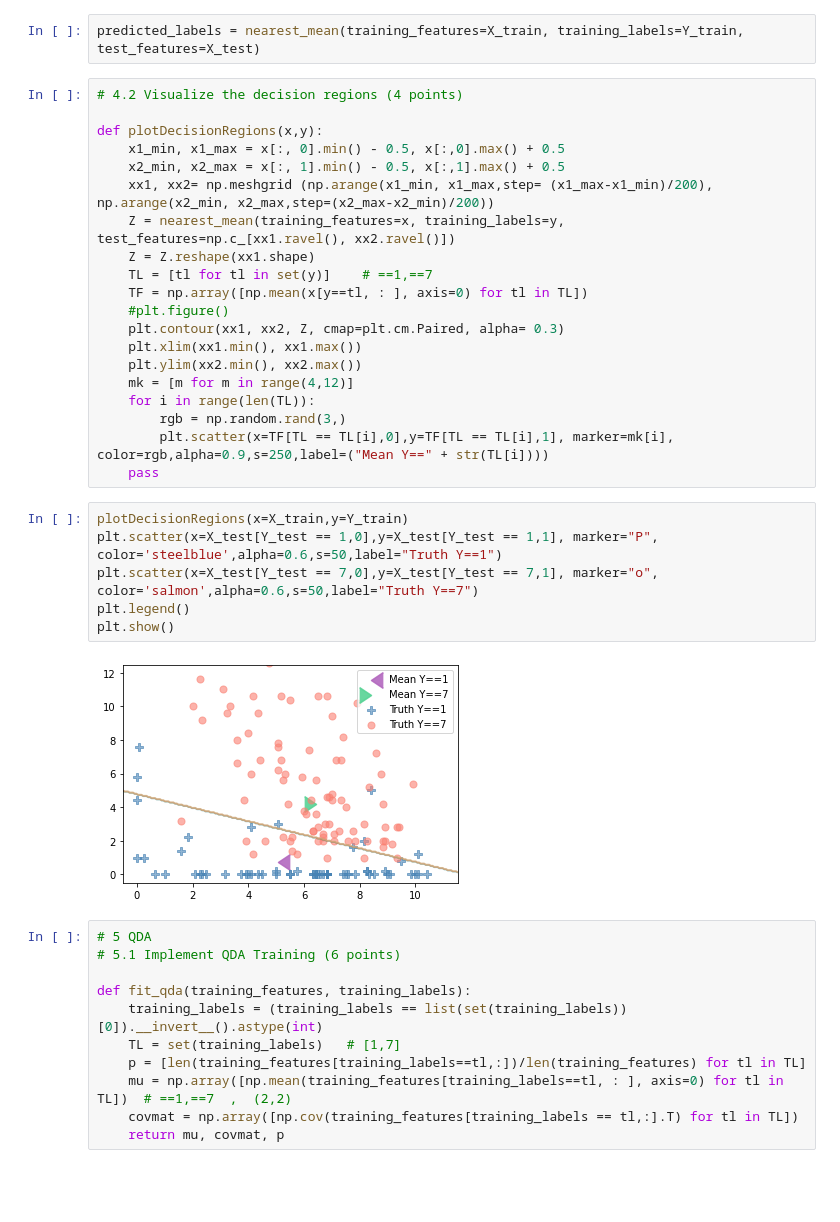
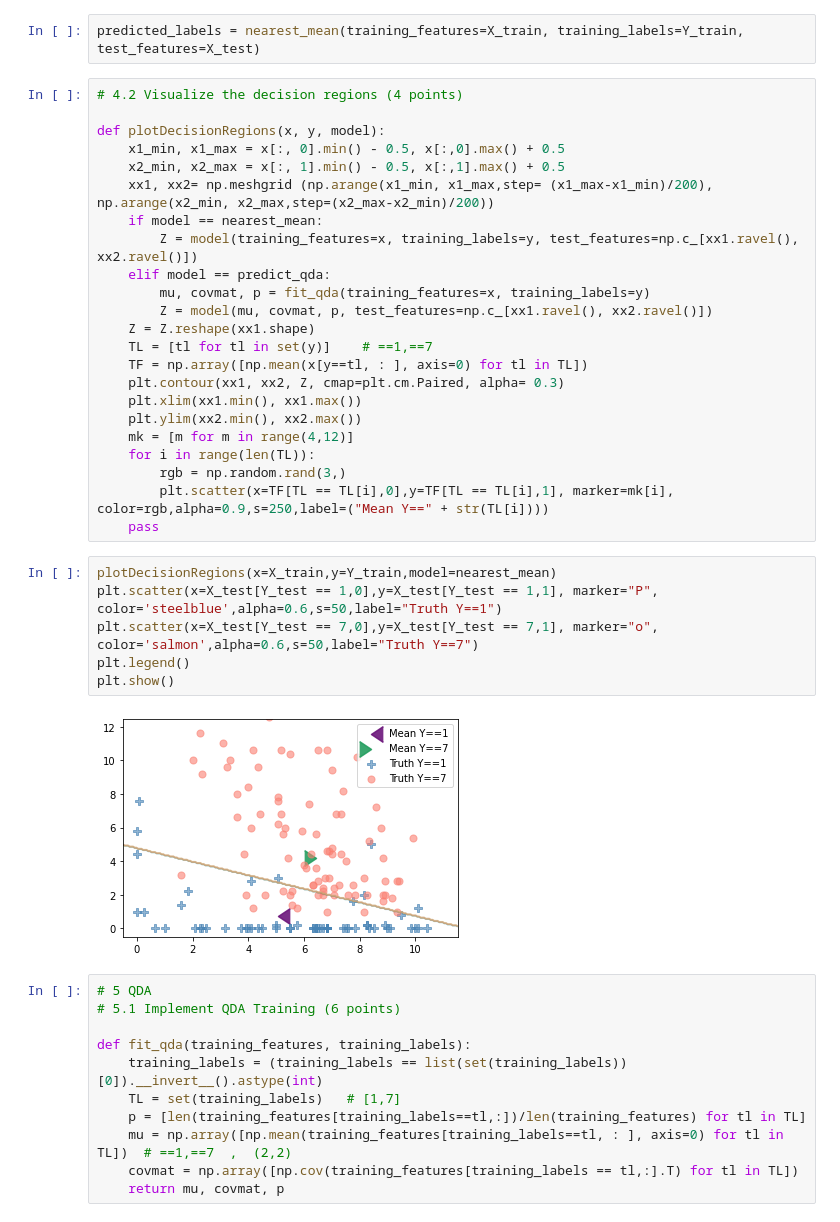
Before and after one commit to YouchengZHANG/FundamentalsMachineLearning, a Jupyter notebook: assignment/Exercise_2_Youcheng.ipynb, the cells around one changed output. Saved outputs shown, nothing was run; the diff lists cells and outputs as text; blank space fills up the shorter version.

```diff
--- a/assignment/Exercise_2_Youcheng.ipynb
+++ b/assignment/Exercise_2_Youcheng.ipynb
@@ -75,15 +79,18 @@ predicted_labels = nearest_mean(training_features=X_train, training_labels=Y_tra
 # %%
 # 4.2 Visualize the decision regions (4 points)
 
-def plotDecisionRegions(x,y):
+def plotDecisionRegions(x, y, model):
     x1_min, x1_max = x[:, 0].min() - 0.5, x[:,0].max() + 0.5
     x2_min, x2_max = x[:, 1].min() - 0.5, x[:,1].max() + 0.5
     xx1, xx2= np.meshgrid (np.arange(x1_min, x1_max,step= (x1_max-x1_min)/200), np.arange(x2_min, x2_max,step=(x2_max-x2_min)/200))
-    Z = nearest_mean(training_features=x, training_labels=y, test_features=np.c_[xx1.ravel(), xx2.ravel()])
+    if model == nearest_mean:
+        Z = model(training_features=x, training_labels=y, test_features=np.c_[xx1.ravel(), xx2.ravel()])
+    elif model == predict_qda:
+        mu, covmat, p = fit_qda(training_features=x, training_labels=y)
+        Z = model(mu, covmat, p, test_features=np.c_[xx1.ravel(), xx2.ravel()])
     Z = Z.reshape(xx1.shape)
     TL = [tl for tl in set(y)]    # ==1,==7
     TF = np.array([np.mean(x[y==tl, : ], axis=0) for tl in TL])
-    #plt.figure()
     plt.contour(xx1, xx2, Z, cmap=plt.cm.Paired, alpha= 0.3)
     plt.xlim(xx1.min(), xx1.max())
     plt.ylim(xx2.min(), xx2.max())
@@ -93,13 +100,13 @@ def plotDecisionRegions(x,y):
         plt.scatter(x=TF[TL == TL[i],0],y=TF[TL == TL[i],1], marker=mk[i], color=rgb,alpha=0.9,s=250,label=("Mean Y==" + str(TL[i])))
     pass
 # %%
-plotDecisionRegions(x=X_train,y=Y_train)
+plotDecisionRegions(x=X_train,y=Y_train,model=nearest_mean)
 plt.scatter(x=X_test[Y_test == 1,0],y=X_test[Y_test == 1,1], marker="P", color='steelblue',alpha=0.6,s=50,label="Truth Y==1")
 plt.scatter(x=X_test[Y_test == 7,0],y=X_test[Y_test == 7,1], marker="o", color='salmon',alpha=0.6,s=50,label="Truth Y==7")
 plt.legend()
 plt.show()
 # %% [output]
-[figure, old version]
+[figure, new version]
 # %%
 # 5 QDA
 # 5.1 Implement QDA Training (6 points)
```
Also changed, not shown: parts of 19 cells of this notebook, 1 other file.
